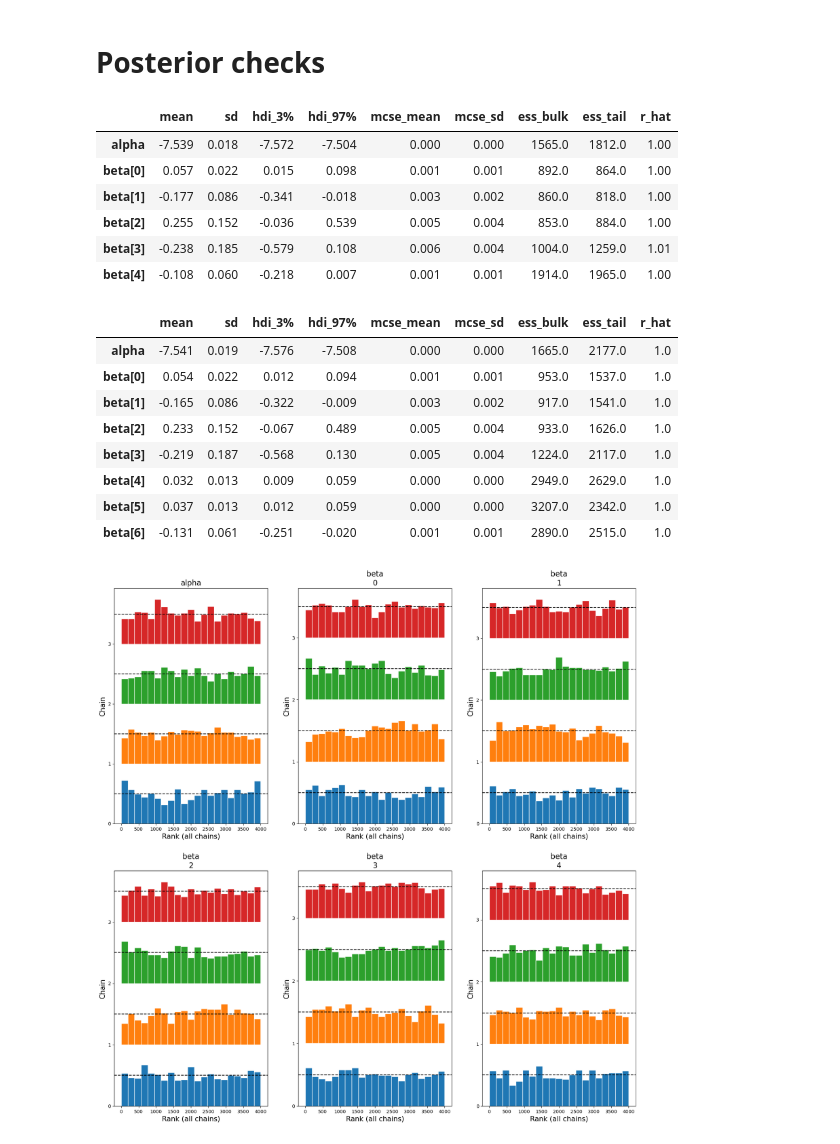
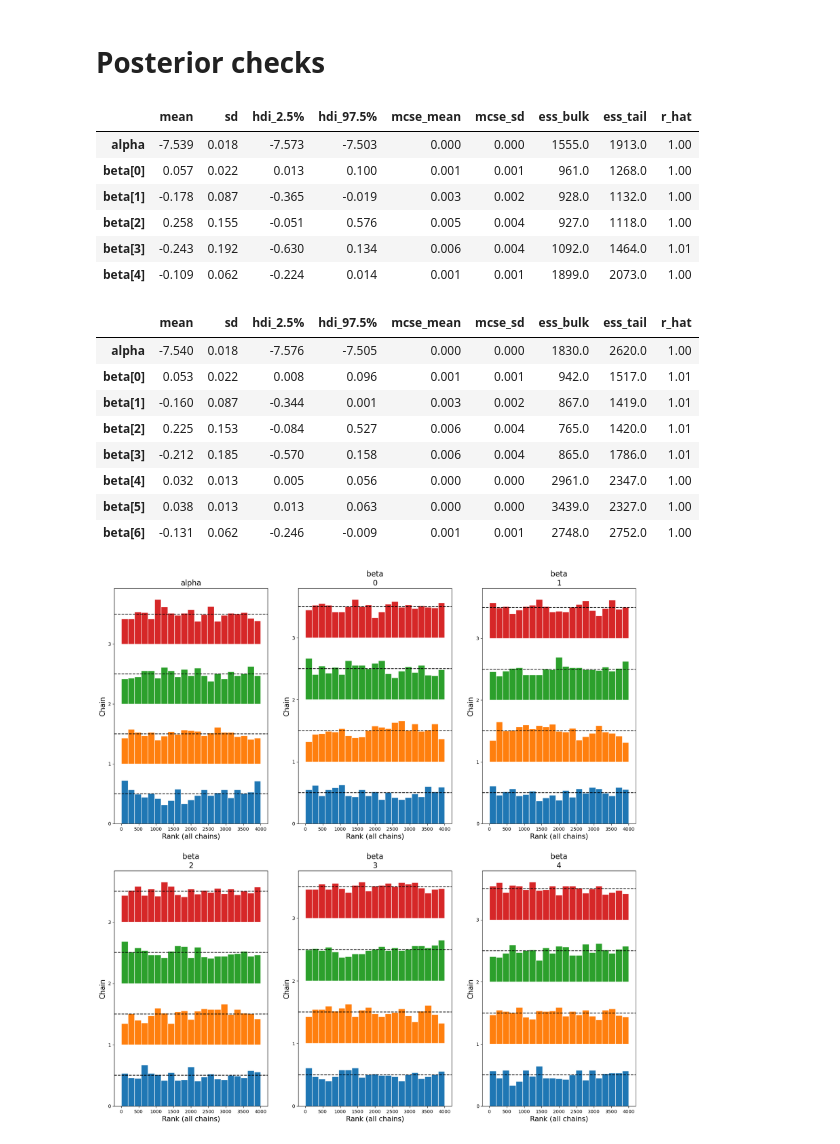
Before and after one commit to HPCurtis/ITS_spline_pymc, a Jupyter notebook: its.ipynb, the cells around one changed output. Drawn from its saved outputs; the diff is of its cells as text; code cells hidden in the pictures.

```diff
--- a/its.ipynb
+++ b/its.ipynb
@@ -119,28 +117,28 @@ trace_cyl, model_cyl = run_mod(dm = dm_cyl, df=df, offset = offset)
 # Posterior checks
 # %%
 # Output MCMC summaries for model parameters rcs only model.
-az.summary(trace , var_names=["alpha","beta"])
+az.summary(trace , var_names=["alpha","beta"], hdi_prob=.95)
 # %% [output]
-|  | mean | sd | hdi_3% | hdi_97% | mcse_mean | mcse_sd | ess_bulk | ess_tail | r_hat |
-| alpha | -7.539 | 0.018 | -7.572 | -7.504 | 0.000 | 0.000 | 1565.0 | 1812.0 | 1.00 |
-| beta[0] | 0.057 | 0.022 | 0.015 | 0.098 | 0.001 | 0.001 | 892.0 | 864.0 | 1.00 |
-| beta[1] | -0.177 | 0.086 | -0.341 | -0.018 | 0.003 | 0.002 | 860.0 | 818.0 | 1.00 |
-| beta[2] | 0.255 | 0.152 | -0.036 | 0.539 | 0.005 | 0.004 | 853.0 | 884.0 | 1.00 |
-| beta[3] | -0.238 | 0.185 | -0.579 | 0.108 | 0.006 | 0.004 | 1004.0 | 1259.0 | 1.01 |
-| beta[4] | -0.108 | 0.060 | -0.218 | 0.007 | 0.001 | 0.001 | 1914.0 | 1965.0 | 1.00 |
+|  | mean | sd | hdi_2.5% | hdi_97.5% | mcse_mean | mcse_sd | ess_bulk | ess_tail | r_hat |
+| alpha | -7.539 | 0.018 | -7.573 | -7.503 | 0.000 | 0.000 | 1555.0 | 1913.0 | 1.00 |
+| beta[0] | 0.057 | 0.022 | 0.013 | 0.100 | 0.001 | 0.001 | 961.0 | 1268.0 | 1.00 |
+| beta[1] | -0.178 | 0.087 | -0.365 | -0.019 | 0.003 | 0.002 | 928.0 | 1132.0 | 1.00 |
+| beta[2] | 0.258 | 0.155 | -0.051 | 0.576 | 0.005 | 0.004 | 927.0 | 1118.0 | 1.00 |
+| beta[3] | -0.243 | 0.192 | -0.630 | 0.134 | 0.006 | 0.004 | 1092.0 | 1464.0 | 1.01 |
+| beta[4] | -0.109 | 0.062 | -0.224 | 0.014 | 0.001 | 0.001 | 1899.0 | 2073.0 | 1.00 |
 # %%
 # Output MCMC summaries for model parameters rcs and sine cosine function model.
-az.summary(trace_cyl , var_names=["alpha","beta"])
+az.summary(trace_cyl , var_names=["alpha","beta"], hdi_prob=.95)
 # %% [output]
-|  | mean | sd | hdi_3% | hdi_97% | mcse_mean | mcse_sd | ess_bulk | ess_tail | r_hat |
-| alpha | -7.541 | 0.019 | -7.576 | -7.508 | 0.000 | 0.000 | 1665.0 | 2177.0 | 1.0 |
-| beta[0] | 0.054 | 0.022 | 0.012 | 0.094 | 0.001 | 0.001 | 953.0 | 1537.0 | 1.0 |
-| beta[1] | -0.165 | 0.086 | -0.322 | -0.009 | 0.003 | 0.002 | 917.0 | 1541.0 | 1.0 |
-| beta[2] | 0.233 | 0.152 | -0.067 | 0.489 | 0.005 | 0.004 | 933.0 | 1626.0 | 1.0 |
-| beta[3] | -0.219 | 0.187 | -0.568 | 0.130 | 0.005 | 0.004 | 1224.0 | 2117.0 | 1.0 |
-| beta[4] | 0.032 | 0.013 | 0.009 | 0.059 | 0.000 | 0.000 | 2949.0 | 2629.0 | 1.0 |
-| beta[5] | 0.037 | 0.013 | 0.012 | 0.059 | 0.000 | 0.000 | 3207.0 | 2342.0 | 1.0 |
-| beta[6] | -0.131 | 0.061 | -0.251 | -0.020 | 0.001 | 0.001 | 2890.0 | 2515.0 | 1.0 |
+|  | mean | sd | hdi_2.5% | hdi_97.5% | mcse_mean | mcse_sd | ess_bulk | ess_tail | r_hat |
+| alpha | -7.540 | 0.018 | -7.576 | -7.505 | 0.000 | 0.000 | 1830.0 | 2620.0 | 1.00 |
+| beta[0] | 0.053 | 0.022 | 0.008 | 0.096 | 0.001 | 0.001 | 942.0 | 1517.0 | 1.01 |
+| beta[1] | -0.160 | 0.087 | -0.344 | 0.001 | 0.003 | 0.002 | 867.0 | 1419.0 | 1.01 |
+| beta[2] | 0.225 | 0.153 | -0.084 | 0.527 | 0.006 | 0.004 | 765.0 | 1420.0 | 1.01 |
+| beta[3] | -0.212 | 0.185 | -0.570 | 0.158 | 0.006 | 0.004 | 865.0 | 1786.0 | 1.01 |
+| beta[4] | 0.032 | 0.013 | 0.005 | 0.056 | 0.000 | 0.000 | 2961.0 | 2347.0 | 1.00 |
+| beta[5] | 0.038 | 0.013 | 0.013 | 0.063 | 0.000 | 0.000 | 3439.0 | 2327.0 | 1.00 |
+| beta[6] | -0.131 | 0.062 | -0.246 | -0.009 | 0.001 | 0.001 | 2748.0 | 2752.0 | 1.00 |
 # %%
 az.plot_rank(trace, var_names=["alpha","beta"], figsize=(20,20));
 plt.savefig('vis/rank_rcs.png')
```
Also changed, not shown: parts of 8 cells of this notebook, 1 other file.
